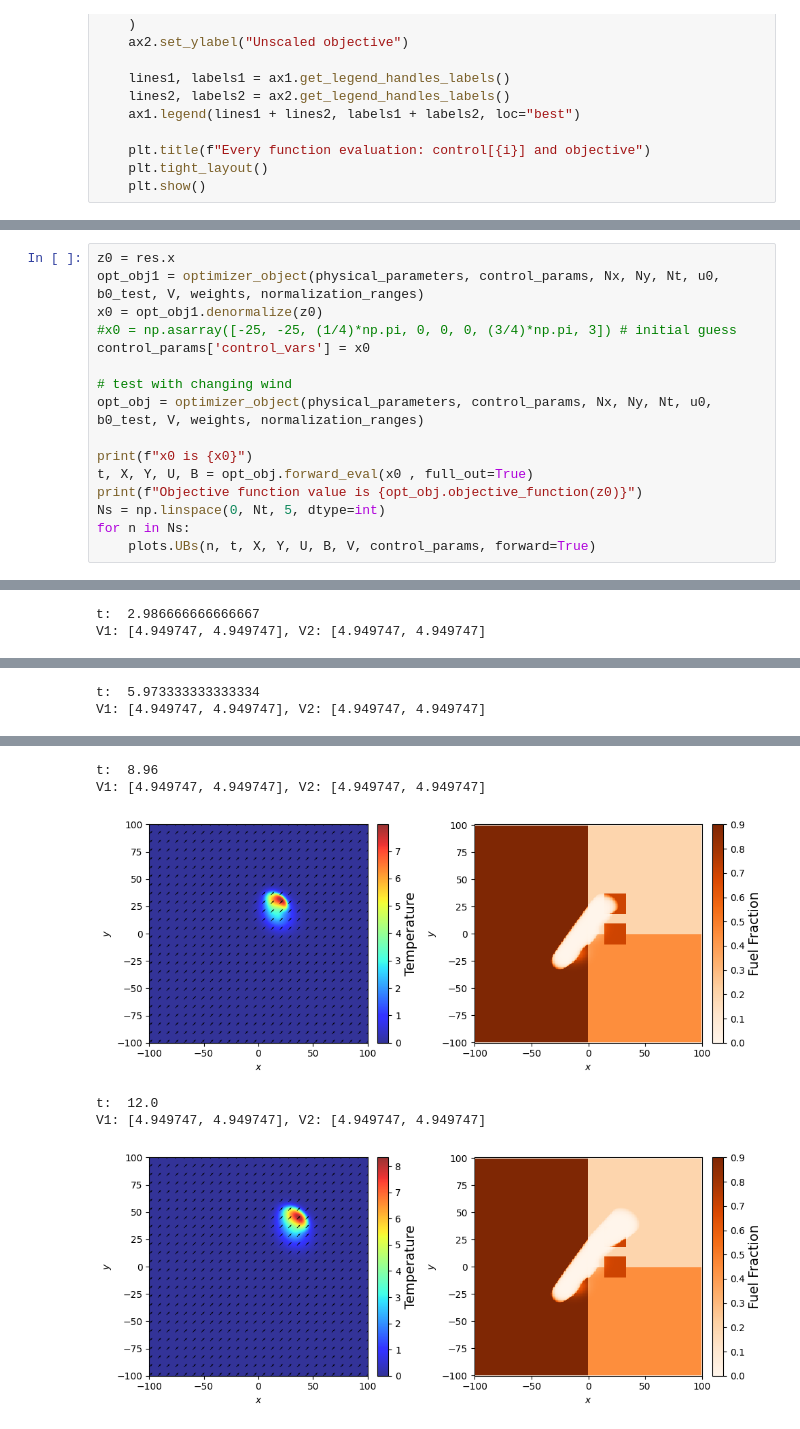
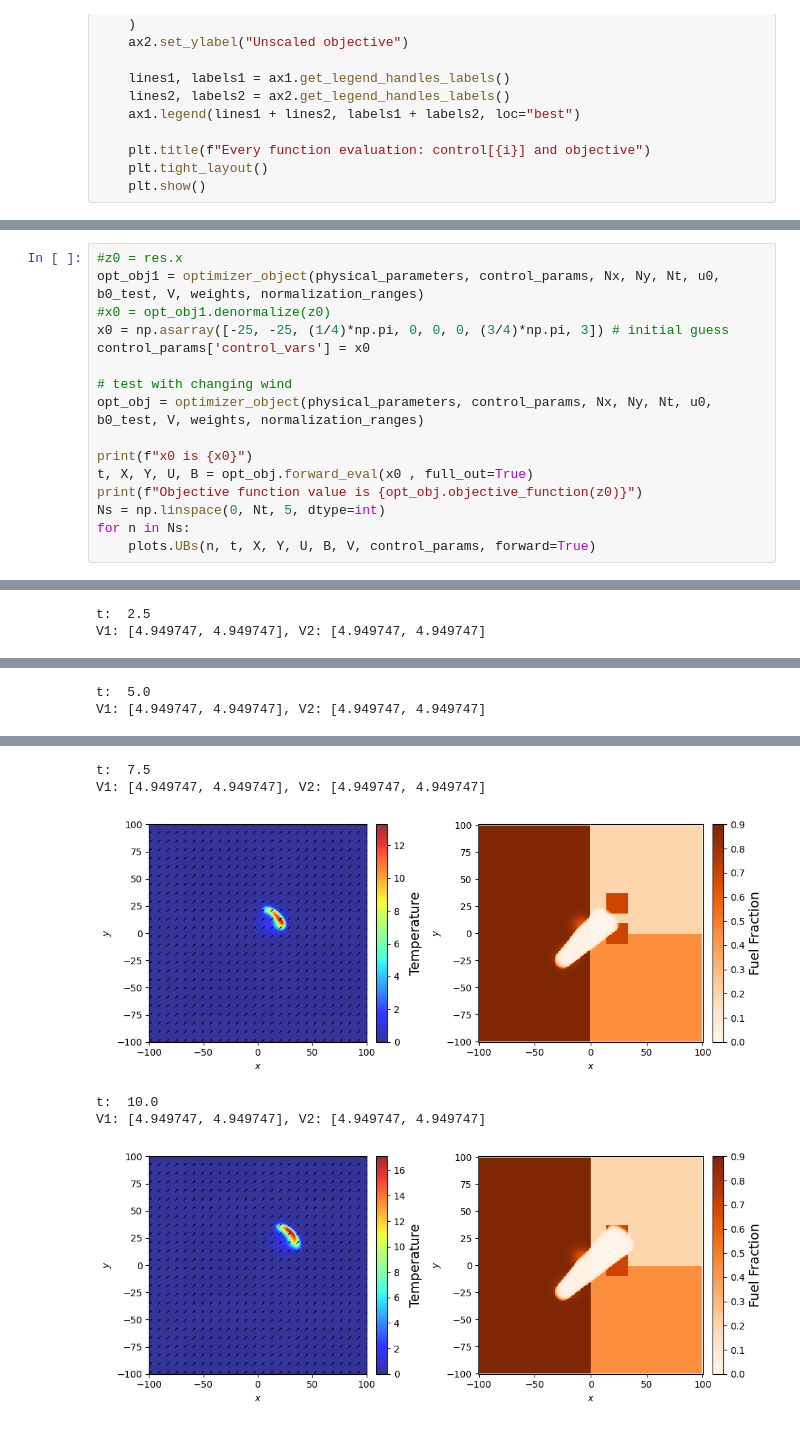
Before and after one commit to pkrish11/Wildfire-PDE-Constrained-Optimization, a Jupyter notebook: Optimization_testing2.ipynb, the cells around one changed output, grey strips where cells are left out. Saved outputs shown, nothing was run; the diff lists cells and outputs as text.

```diff
--- a/Optimization_testing2.ipynb
+++ b/Optimization_testing2.ipynb
@@ -379,8 +401,8 @@ print(res)
 # %%
-z0 = res.x
+#z0 = res.x
 opt_obj1 = optimizer_object(physical_parameters, control_params, Nx, Ny, Nt, u0, b0_test, V, weights, normalization_ranges)
-x0 = opt_obj1.denormalize(z0)
-#x0 = np.asarray([-25, -25, (1/4)*np.pi, 0, 0, 0, (3/4)*np.pi, 3]) # initial guess
+#x0 = opt_obj1.denormalize(z0)
+x0 = np.asarray([-25, -25, (1/4)*np.pi, 0, 0, 0, (3/4)*np.pi, 3]) # initial guess
 control_params['control_vars'] = x0
 
 # test with changing wind
@@ -399,5 +421,5 @@ Objective function value is 32403.295285386557
 t:  0.0
 V1: [4.949747, 4.949747], V2: [4.949747, 4.949747]
 [figure]
-t:  2.986666666666667
+t:  2.5
 V1: [4.949747, 4.949747], V2: [4.949747, 4.949747]
@@ -405,2 +427,2 @@ V1: [4.949747, 4.949747], V2: [4.949747, 4.949747]
-t:  5.973333333333334
+t:  5.0
 V1: [4.949747, 4.949747], V2: [4.949747, 4.949747]
@@ -408,6 +430,6 @@ V1: [4.949747, 4.949747], V2: [4.949747, 4.949747]
-t:  8.96
+t:  7.5
 V1: [4.949747, 4.949747], V2: [4.949747, 4.949747]
-[figure, old version]
+[figure, new version]
-t:  12.0
+t:  10.0
 V1: [4.949747, 4.949747], V2: [4.949747, 4.949747]
-[figure, old version]
+[figure, new version]
```
Also changed, not shown: parts of 8 cells of this notebook, 7 other files.
